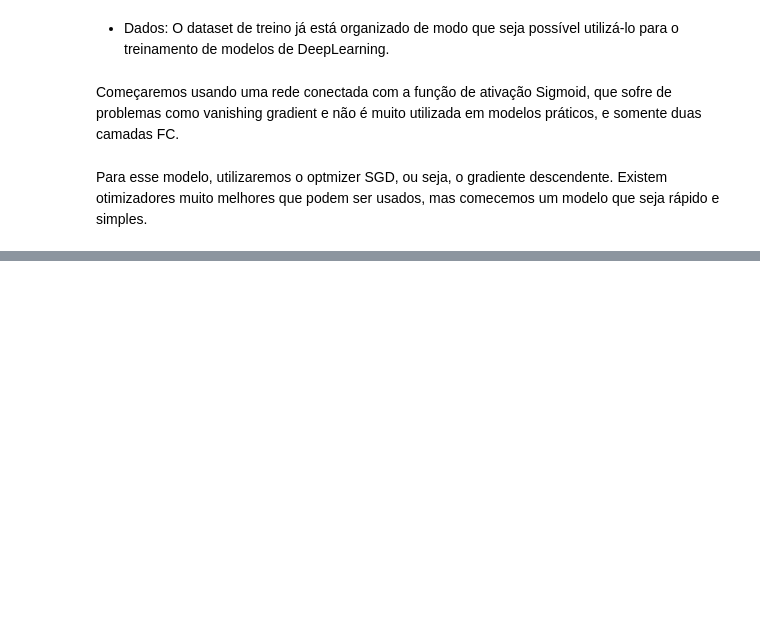
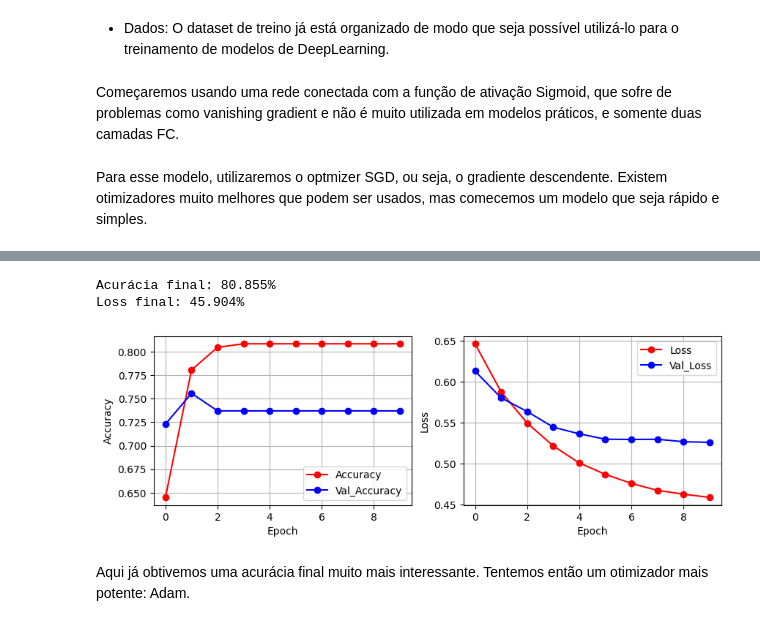
Before and after one commit to RenanFlorencio/Titanic-Model-Training, a Jupyter notebook: training.ipynb, the cells around one changed output, grey strips where cells are left out. Cells and saved outputs as stored; diff of their text form; code cells hidden in the pictures; blank space fills up the shorter version.

```diff
--- a/training.ipynb
+++ b/training.ipynb
@@ -553,0 +620,11 @@ TypeError: in user code:
+# %%
+modelo_2 = tf.keras.Sequential(
+    [
+        tf.keras.layers.Dense(100, activation='ReLU', input_shape=(6,)),
+        tf.keras.layers.Dense(50, activation='ReLU'),
+        tf.keras.layers.Dense(1, activation='sigmoid')
+    ]
+)
+modelo_2.compile(optimizer='sgd', loss = tf.keras.losses.BinaryCrossentropy(), metrics=['accuracy'])
+# %%
+h_m2 = modelo_2.fit(new_train_x, new_train_y, epochs=10, validation_data=(val_x, val_y), batch_size=10)
@@ -553,0 +652,8 @@ TypeError: in user code:
+# %%
+resultados_modelo(h_m2)
+# %% [output]
+Acurácia final: 80.855%
+Loss final: 45.904%
+[figure, added]
+# %% [markdown]
+Aqui já obtivemos uma acurácia final muito mais interessante. Tentemos então um otimizador mais potente: Adam.
```
Also changed, not shown: parts of 52 cells of this notebook.
